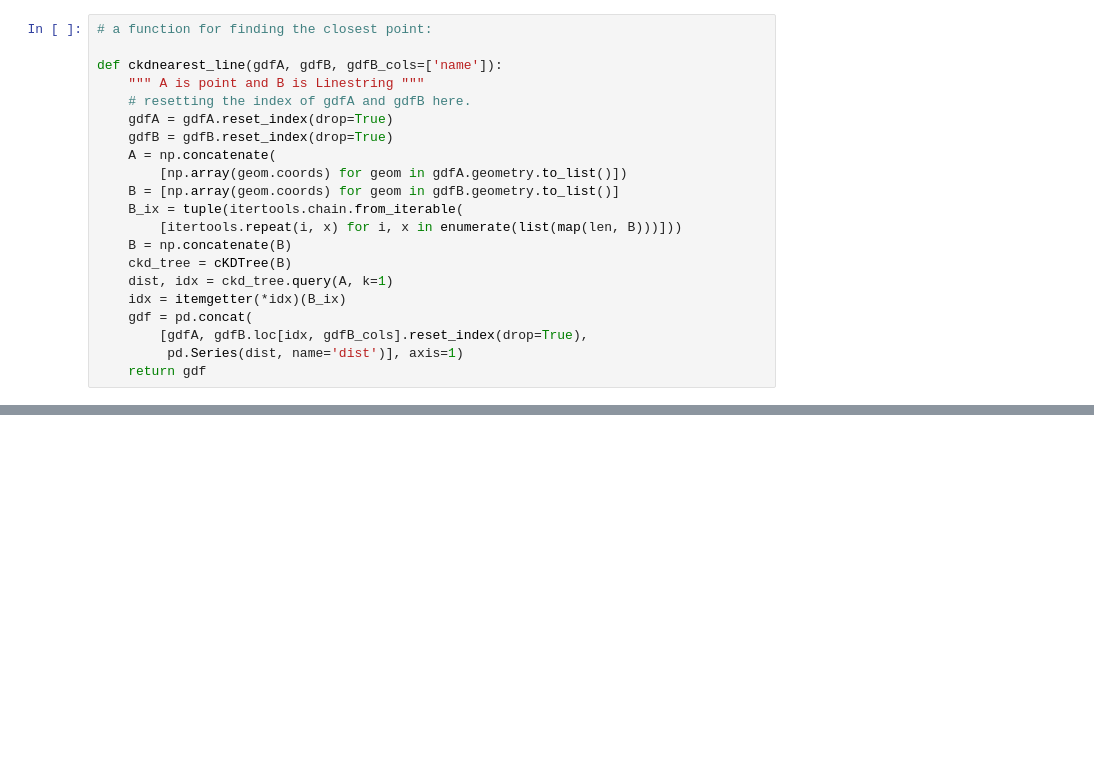
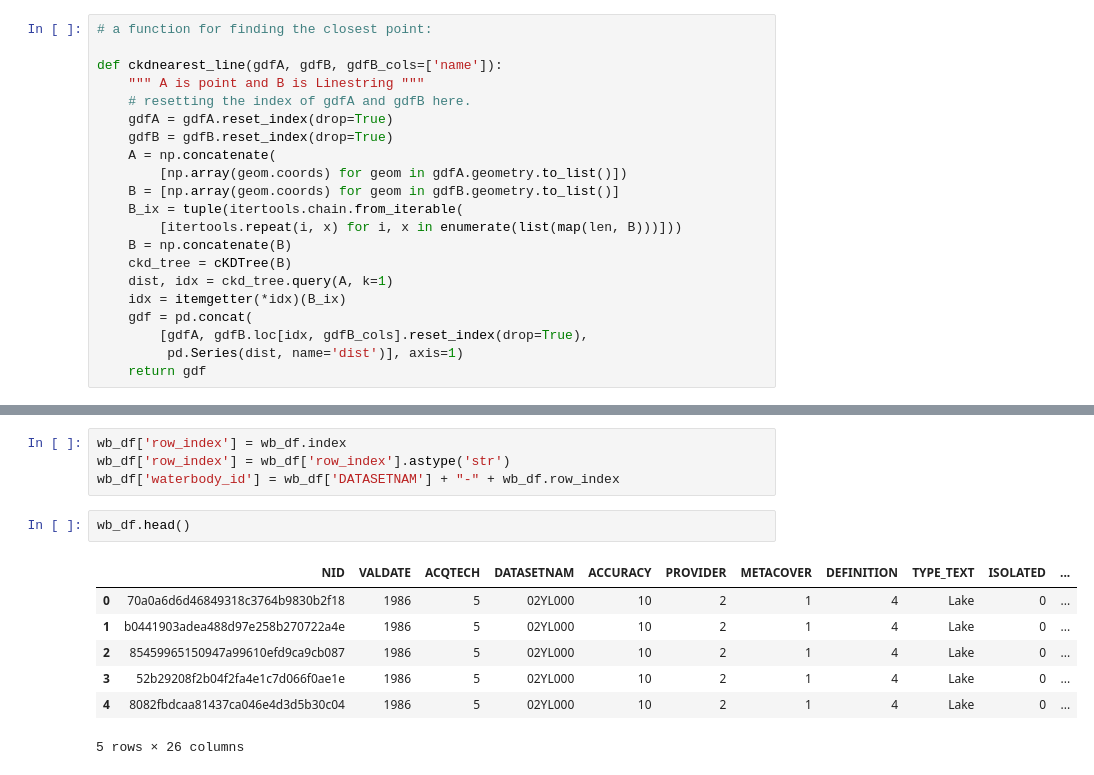
Before and after one commit to khataei/NHN, a Jupyter notebook: Cabin-study-waterbody-segments-connection.ipynb, the cells around one changed output, grey strips where cells are left out. Drawn from its saved outputs; the diff is of its cells as text; blank space fills up the shorter version.

```diff
--- a/Cabin-study-waterbody-segments-connection.ipynb
+++ b/Cabin-study-waterbody-segments-connection.ipynb
@@ -152,0 +171,14 @@ st_fl_nearest_df.iloc[0:2,:]
+# %%
+wb_df['row_index'] = wb_df.index
+wb_df['row_index'] = wb_df['row_index'].astype('str')
+wb_df['waterbody_id'] = wb_df['DATASETNAM'] + "-" + wb_df.row_index
+# %%
+wb_df.head()
+# %% [output]
+|  | NID | VALDATE | ACQTECH | DATASETNAM | ACCURACY | PROVIDER | METACOVER | DEFINITION | TYPE_TEXT | ISOLATED | ... |
+| 0 | 70a0a6d6d46849318c3764b9830b2f18 | 1986 | 5 | 02YL000 | 10 | 2 | 1 | 4 | Lake | 0 | ... |
+| 1 | b0441903adea488d97e258b270722a4e | 1986 | 5 | 02YL000 | 10 | 2 | 1 | 4 | Lake | 0 | ... |
+| 2 | 85459965150947a99610efd9ca9cb087 | 1986 | 5 | 02YL000 | 10 | 2 | 1 | 4 | Lake | 0 | ... |
+| 3 | 52b29208f2b04f2fa4e1c7d066f0ae1e | 1986 | 5 | 02YL000 | 10 | 2 | 1 | 4 | Lake | 0 | ... |
+| 4 | 8082fbdcaa81437ca046e4d3d5b30c04 | 1986 | 5 | 02YL000 | 10 | 2 | 1 | 4 | Lake | 0 | ... |
+5 rows × 26 columns
```
Also changed, not shown: parts of 29 cells of this notebook.
